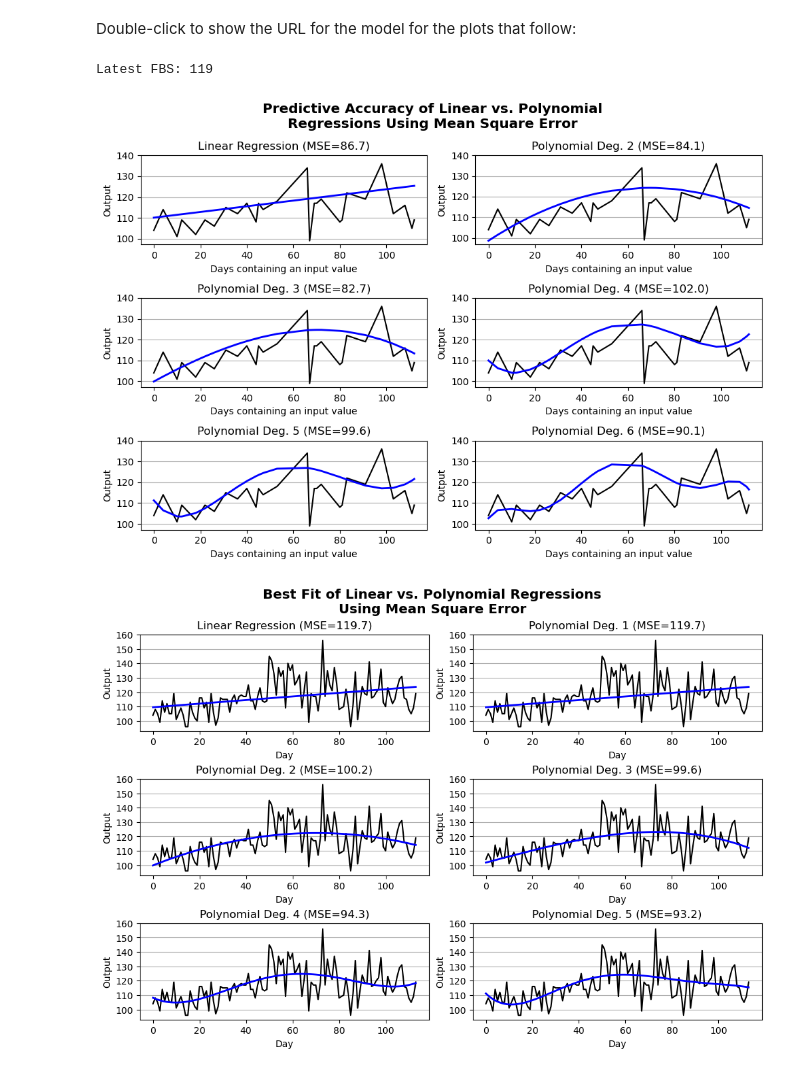
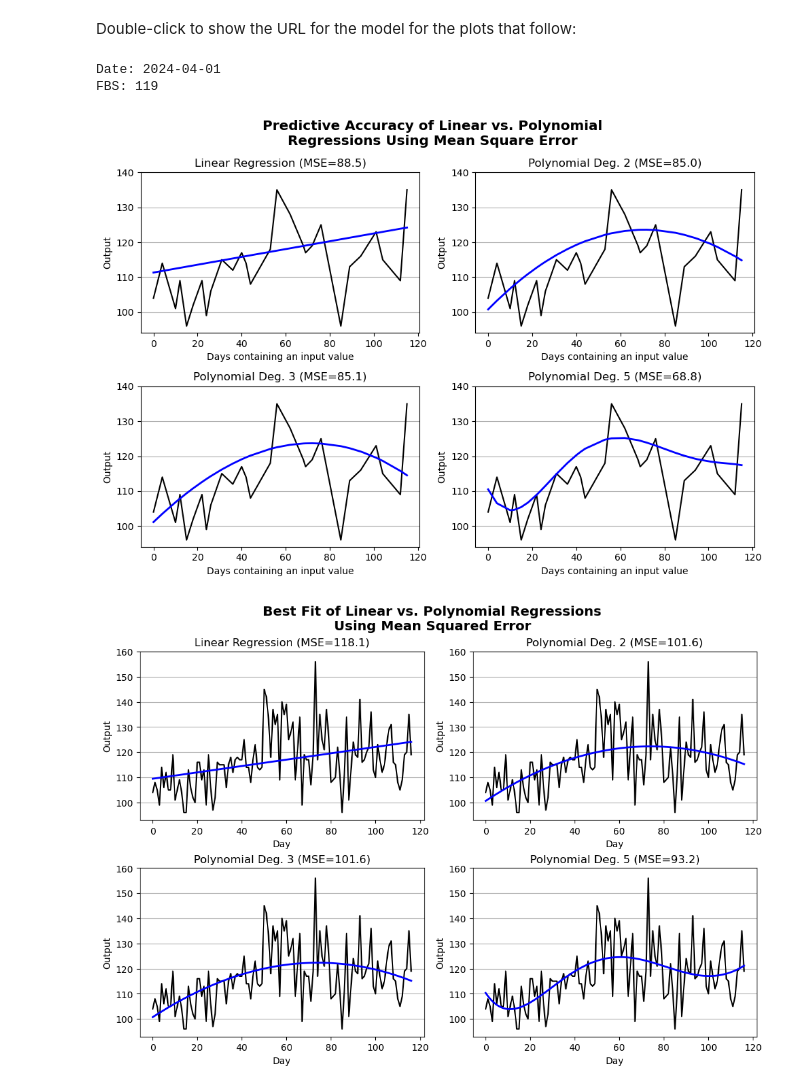
Before and after one commit to drjlevi6/Data-Scientist, a Jupyter notebook: polynomial-trendlines/Linear vs Polynomial Regression.ipynb, the cells around one changed output. Saved outputs shown, nothing was run; the diff lists cells and outputs as text; code cells hidden in the pictures.

Commit message:
details of graphic output

```diff
--- a/polynomial-trendlines/Linear vs Polynomial Regression.ipynb
+++ b/polynomial-trendlines/Linear vs Polynomial Regression.ipynb
@@ -101,13 +101,14 @@ y_pred_lin_sorted = regr.predict(X_test_sorted.reshape(-1, 1))
 mse_lin = [1, mean_squared_error(y_test_sorted, y_pred_lin_sorted)]
 
 # Show latest FBS as check of the input data file:
-print("Latest FBS:", y[-1])
+print("Date:", df["Date"].iloc[-1] +  "\nFBS:", y[-1])
 # %% [output]
-Latest FBS: 119
+Date: 2024-04-01
+FBS: 119
 # %%
 # Now fit to n-degree polynomials
-degrees = list(range(2,7)) #list(range(2, 11)) + [15]
 #degrees = [2, 5, 6, 7, 8] # any degree > 6 seems to overfit ("eyeball" method)
+degrees = [2, 3, 5]
 
 # Plot outputs:
 # Set shape of plots
@@ -137,8 +138,9 @@ axes[0][0].set_yticks(y_ticks)
 axes[0][0].grid(axis = y_axis_grid)
 
 # Plot polynomial regressions
-for i in range(len(degrees)):
-    dg = degrees[i]
+#for i in range(len(degrees)):
+for idx, dg in enumerate(degrees):
+#    dg = degrees[i]
     model_poly = Pipeline([('poly', PolynomialFeatures(degree=dg)),
     ('linear', LinearRegression())]) # fit_intercept=False
     model_poly.fit(X_train_sorted.reshape(-1, 1), y_train_sorted.reshape(-1, 1))
@@ -149,7 +151,7 @@ for i in range(len(degrees)):
     # Coefficients for mean squared error, polynomial regression:
     mse_poly = ([degrees, mean_squared_error(y_test_sorted, y_pred_poly_sorted)])
 
-    ax_row, ax_col = (i+1)//ncols, (i+1)%ncols
+    ax_row, ax_col = (idx+1)//ncols, (idx+1)%ncols
     ax_xy = axes[ax_row][ax_col]
     ax_xy.plot(X_test_sorted, y_test_sorted, color="black")
     ax_xy.plot(X_test_sorted, y_pred_poly_sorted, color="blue", linewidth=2)
@@ -161,7 +163,7 @@ for i in range(len(degrees)):
 
 plt.show()
 # %% [output]
-[figure, old version]
+[figure, new version]
 # %%
 # Create linear, polynomial regression models on entire dataset
 regr_all = LinearRegression()
@@ -175,9 +177,9 @@ y_pred_all_sorted = regr_all.predict(X_all_sorted.reshape(-1, 1))
 
 # Coefficients for mean squared error. linear regression:
 mse_lin_all = [1, mean_squared_error(y_all_sorted, y_pred_all_sorted)]
+mse_all = []
 
-degrees_all = [1, 2, 3, 4, 5] #list(range(2, 11)) + [15]
-mse_all = []
+#degrees_all = [1, 2, 3, 4, 5] #list(range(2, 11)) + [15]
 
 # Plot outputs:
 
@@ -190,7 +192,7 @@ fig, axes = plt.subplots(nrows=nrows_all, ncols=ncols_all, figsize=(10, 7),
 
 # Set title
 fig.suptitle("Best Fit of Linear vs. Polynomial Regressions\n" + \
-    "Using Mean Square Error", size="x-large", weight="bold", wrap=True)
+    "Using Mean Squared Error", size="x-large", weight="bold", wrap=True)
 
 # Set x- and y-axis data common to linear and polynomial plots
 xlabel = "Day"
@@ -203,36 +205,37 @@ axes[0][0].plot(X_all_sorted, y_all_sorted, color="black")
 axes[0][0].plot(X_all_sorted, y_pred_all_sorted, color="blue", linewidth=2)
 axes[0][0].set_title(f"Linear Regression (MSE={mse_lin_all[1]:2.1f})")
 axes[0][0].set_xlabel(xlabel)
 axes[0][0].set_ylabel(ylabel)
 axes[0][0].set_yticks(y_ticks)
 axes[0][0].grid(axis = y_axis_grid)
 
 # Plot polynomial regressions
-for dg in degrees_all:
+degrees_all = [2, 3, 5] #list(range(2, 11)) + [15]
+for idx, dg in enumerate(degrees_all):
     model_poly = Pipeline([('poly', PolynomialFeatures(degree=dg)),
     ('linear', LinearRegression())]) # fit_intercept=False
     model_poly.fit(X_all_sorted.reshape(-1, 1), y_all_sorted.reshape(-1, 1))
 
     # Make predictions for polynomial regression using the testing set
     y_pred_poly_sorted_all = model_poly.predict(X_all_sorted.reshape(-1, 1))
 
     # Coefficients for mean squared error, polynomial regression:
     mse_poly = ([degrees, mean_squared_error(y_all_sorted, y_pred_poly_sorted_all)])
 
-    ax_col, ax_row = (dg)%2, (dg)//2
+    ax_col, ax_row = (idx+1)%2, (idx+1)//2
 
     ax_xy = axes[ax_row][ax_col]
     ax_xy.plot(X_all_sorted, y_all_sorted, color="black")
     ax_xy.plot(X_all_sorted, y_pred_poly_sorted_all, color="blue", linewidth=2)
     ax_xy.set_title ("Polynomial Deg. " + str(dg) + f" (MSE={mse_poly[1]:2.1f})")
     ax_xy.set_xlabel(xlabel)
     ax_xy.set_ylabel(ylabel)
     ax_xy.set_yticks(y_ticks)
     ax_xy.grid(axis = y_axis_grid)
 
 plt.show()
 # %% [output]
-[figure, old version]
+[figure, new version]
 # %%
 # Plot the regressions on all the data, using a single figure.
 # https://matplotlib.org/stable/api/_as_gen/matplotlib.pyplot.figure.html
```
Also changed, not shown: parts of 4 cells of this notebook.
